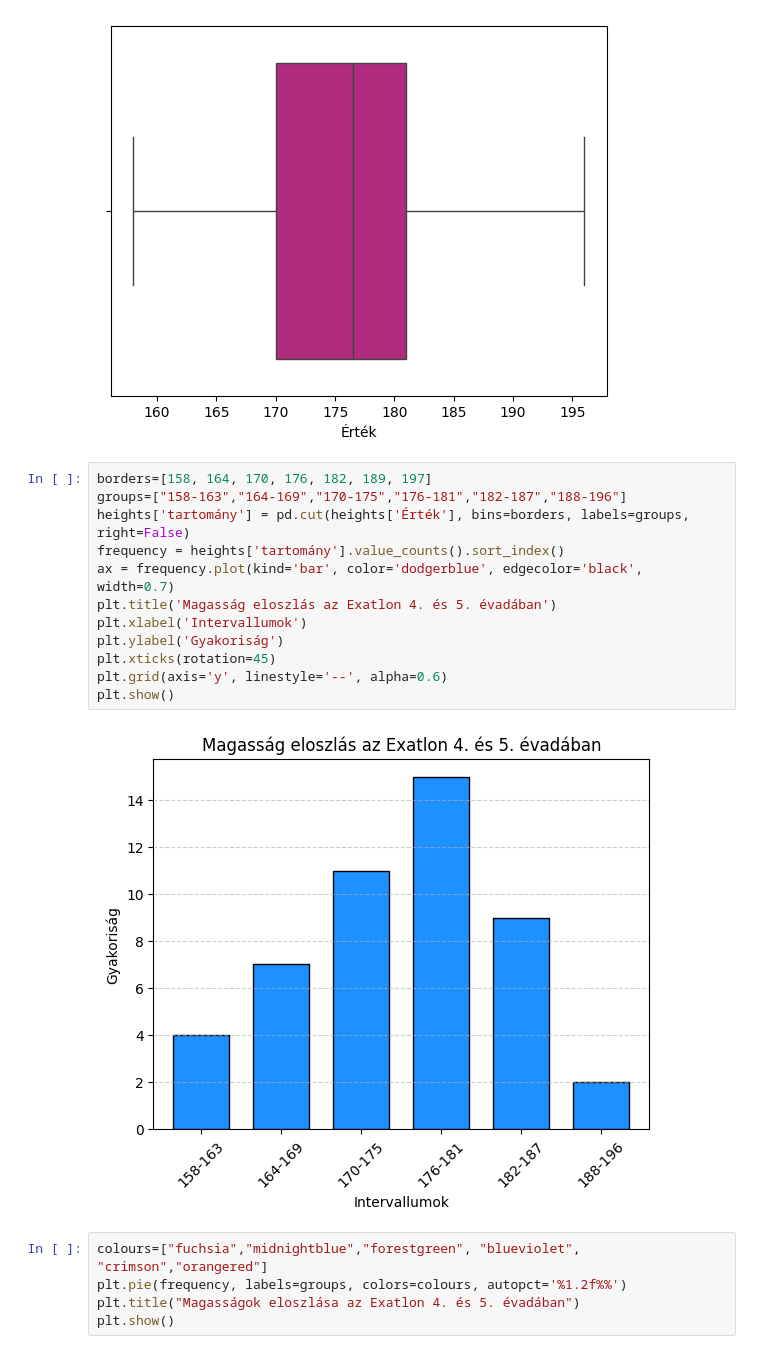
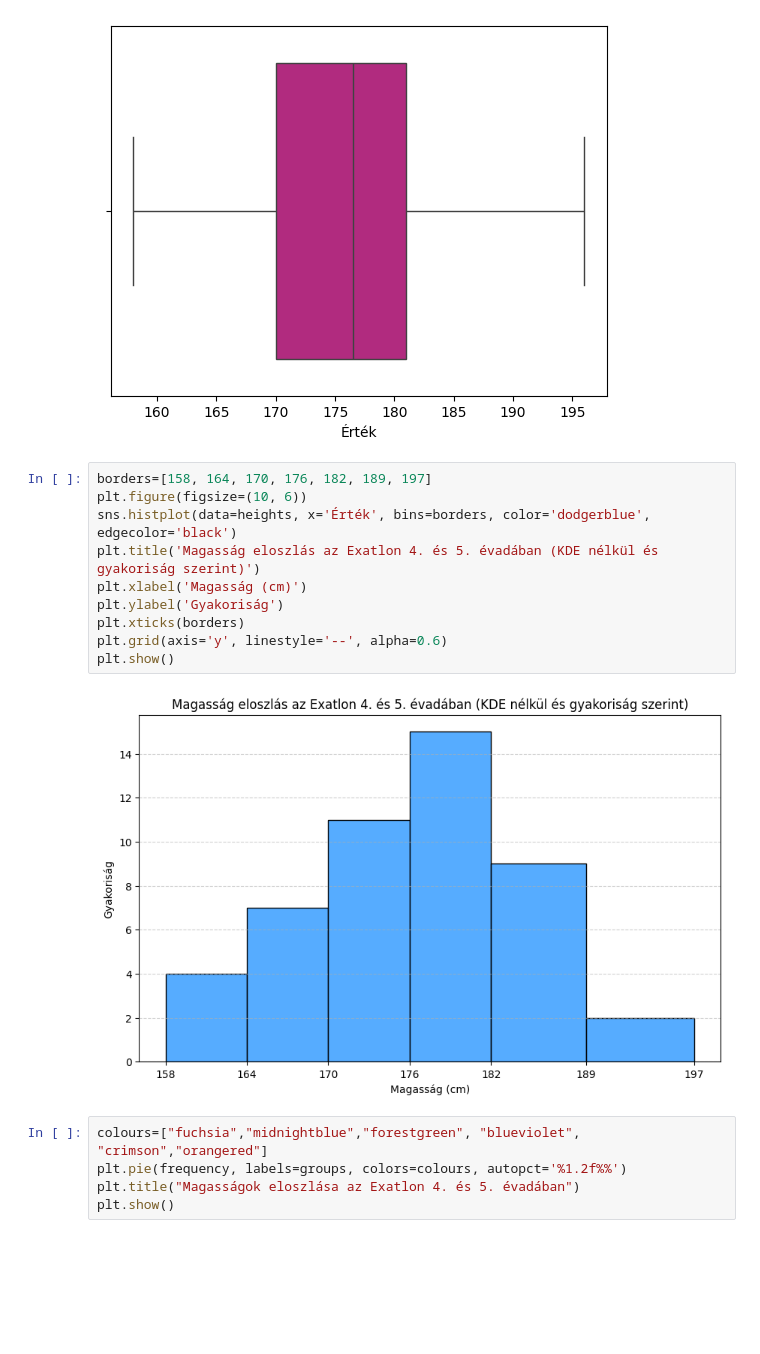
Before and after one commit to virag44/2026_matprog_projekt, a Jupyter notebook: Projekt.ipynb, the cells around one changed output. Drawn from its saved outputs; the diff is of its cells as text; blank space fills up the shorter version.

```diff
--- a/Projekt.ipynb
+++ b/Projekt.ipynb
@@ -210,18 +116,16 @@ plt.show()
 [figure]
 # %%
 borders=[158, 164, 170, 176, 182, 189, 197]
-groups=["158-163","164-169","170-175","176-181","182-187","188-196"]
-heights['tartomány'] = pd.cut(heights['Érték'], bins=borders, labels=groups, right=False)
-frequency = heights['tartomány'].value_counts().sort_index()
-ax = frequency.plot(kind='bar', color='dodgerblue', edgecolor='black', width=0.7)
-plt.title('Magasság eloszlás az Exatlon 4. és 5. évadában')
-plt.xlabel('Intervallumok')
+plt.figure(figsize=(10, 6))
+sns.histplot(data=heights, x='Érték', bins=borders, color='dodgerblue', edgecolor='black')
+plt.title('Magasság eloszlás az Exatlon 4. és 5. évadában (KDE nélkül és gyakoriság szerint)')
+plt.xlabel('Magasság (cm)')
 plt.ylabel('Gyakoriság')
-plt.xticks(rotation=45)
+plt.xticks(borders)
 plt.grid(axis='y', linestyle='--', alpha=0.6)
 plt.show()
 # %% [output]
-[figure, old version]
+[figure, new version]
 # %%
 colours=["fuchsia","midnightblue","forestgreen", "blueviolet", "crimson","orangered"]
 plt.pie(frequency, labels=groups, colors=colours, autopct='%1.2f%%')
```
Also changed, not shown: parts of 3 cells of this notebook.
